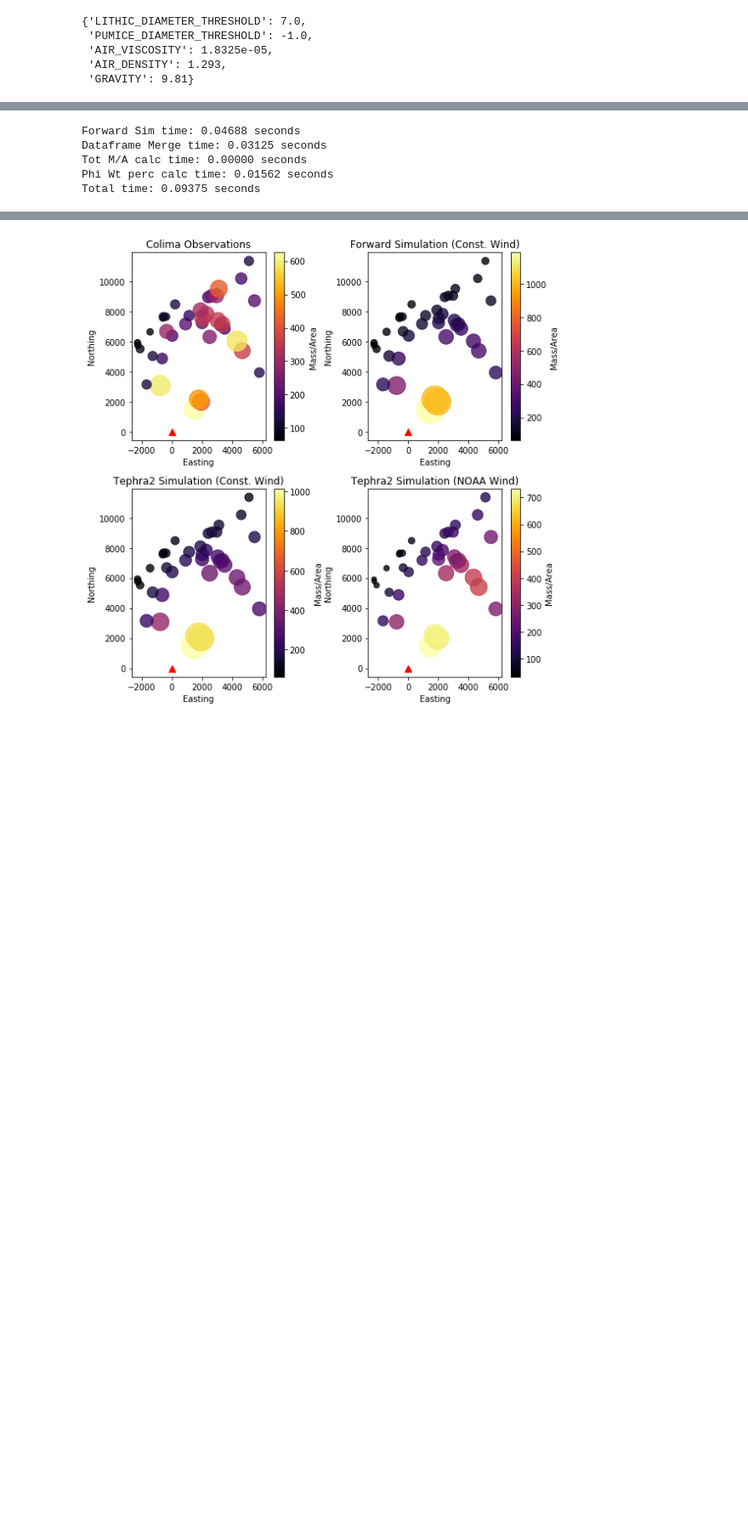
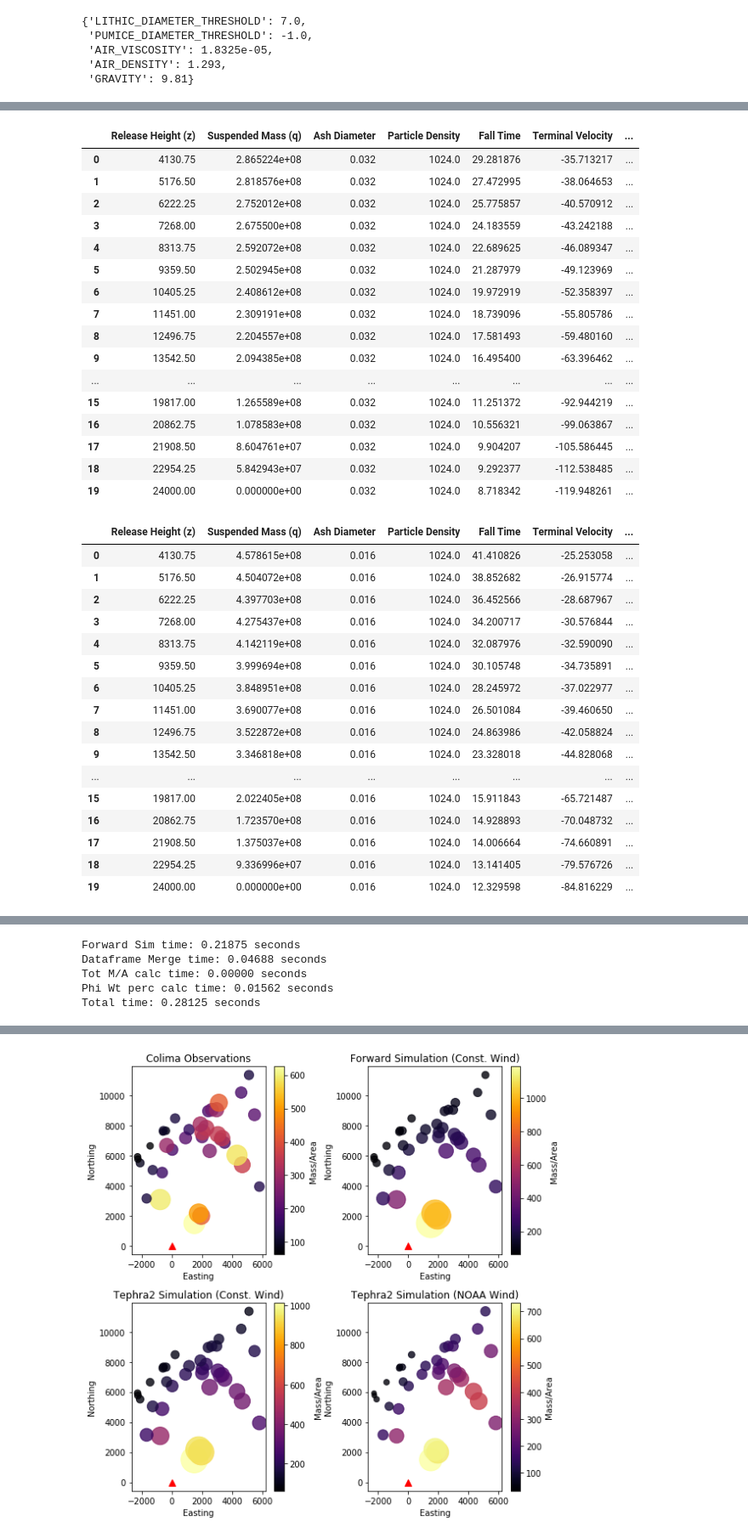
Before and after one commit to nmostert/inversion_project, a Jupyter notebook: Fixing_vent_height.ipynb, the cells around one changed output, grey strips where cells are left out. Shown at 85% size. Cells and saved outputs as stored; diff of their text form; code cells hidden in the pictures; blank space fills up the shorter version.

```diff
--- a/Fixing_vent_height.ipynb
+++ b/Fixing_vent_height.ipynb
@@ -37,7 +37,7 @@ phi_labels = [
 
 ventx = 645110
 venty = 2158088
-vent_height = 3820
+vent_height = 3085
 
 raw_df["Easting"] = raw_df["Easting"] - ventx
 raw_df["Northing"] = raw_df["Northing"] - venty
@@ -226,46 +226,81 @@ u = config["WIND_SPEED"]*np.cos(wind_angle)
 v = config["WIND_SPEED"]*np.sin(wind_angle)
 for phi_step in phi_steps:
     mass_in_phi = config["ERUPTION_MASS"] * phi_step["probability"]
-    input_table, gsm_df, sig, vv, tft= gaussian_stack_single_phi(config, globs, grid,
-                                                          int(20), vent_height,
-                                                          config["PLUME_HEIGHT"],
-                                                          (config["ALPHA"], config["BETA"]),
-                                                          mass_in_phi,
-                                                          (u,v),
-                                                          phi_step["lower"],
-                                                          phi_step["density"])
-
+    input_table, gsm_df, sig, vv, tft= gaussian_stack_single_phi(
+        grid, 20, vent_height,
+        config["PLUME_HEIGHT"],
+        (config["ALPHA"], config["BETA"]),
+        mass_in_phi, (u,v),
+        phi_step["lower"], phi_step["density"],
+        config["DIFFUSION_COEFFICIENT"],
+        config["EDDY_CONST"],
+        config["FALL_TIME_THRESHOLD"])
     df_list.append(gsm_df.rename(columns={"MassArea":phi_step["interval"]}))
+    display(input_table)
 
 elapsed_time = process_time() - t
 print("Forward Sim time: %.5f seconds"%elapsed_time)
 
 t = process_time()
 df_merge = reduce(lambda x, y: pd.merge(x, y, on =['Northing', 'Easting']), df_list)
 elapsed_time = process_time() - t
 print("Dataframe Merge time: %.5f seconds"%elapsed_time)
 
 t = process_time()
 df_merge["MassArea"] = np.sum(df_merge[labels], 1)
 elapsed_time = process_time() - t
 print("Tot M/A calc time: %.5f seconds"%elapsed_time)
 
 t = process_time()
 for label in labels:
     df_merge[label] = df_merge.apply(lambda row: (row[label]/row["MassArea"])*100, axis=1) # This operation is much faster
 
 elapsed_time = process_time() - t
 print("Phi Wt perc calc time: %.5f seconds"%elapsed_time)
 
 total_time = process_time() - t_tot
 print("Total time: %.5f seconds"%total_time)
 
 forward_df = df_merge
 
 # forward_df["MassArea"] = forward_df["MassArea"]*(6991/9469)
 
 forward_df["radius"] = np.sqrt(forward_df["Easting"]**2 + forward_df["Northing"]**2)
 forward_df = forward_df.sort_values(by=['radius'])
 forward_df["Residual"] = forward_df["MassArea"]/obs_df["MassArea"]*100
 display(forward_df.head())
 # %% [output]
+|  | Release Height (z) | Suspended Mass (q) | Ash Diameter | Particle Density | Fall Time | Terminal Velocity | ... |
+| 0 | 4130.75 | 2.865224e+08 | 0.032 | 1024.0 | 29.281876 | -35.713217 | ... |
+| 1 | 5176.50 | 2.818576e+08 | 0.032 | 1024.0 | 27.472995 | -38.064653 | ... |
+| 2 | 6222.25 | 2.752012e+08 | 0.032 | 1024.0 | 25.775857 | -40.570912 | ... |
+| 3 | 7268.00 | 2.675500e+08 | 0.032 | 1024.0 | 24.183559 | -43.242188 | ... |
+| 4 | 8313.75 | 2.592072e+08 | 0.032 | 1024.0 | 22.689625 | -46.089347 | ... |
+| 5 | 9359.50 | 2.502945e+08 | 0.032 | 1024.0 | 21.287979 | -49.123969 | ... |
+| 6 | 10405.25 | 2.408612e+08 | 0.032 | 1024.0 | 19.972919 | -52.358397 | ... |
+| 7 | 11451.00 | 2.309191e+08 | 0.032 | 1024.0 | 18.739096 | -55.805786 | ... |
+| 8 | 12496.75 | 2.204557e+08 | 0.032 | 1024.0 | 17.581493 | -59.480160 | ... |
+| 9 | 13542.50 | 2.094385e+08 | 0.032 | 1024.0 | 16.495400 | -63.396462 | ... |
+| ... | ... | ... | ... | ... | ... | ... | ... |
+| 15 | 19817.00 | 1.265589e+08 | 0.032 | 1024.0 | 11.251372 | -92.944219 | ... |
+| 16 | 20862.75 | 1.078583e+08 | 0.032 | 1024.0 | 10.556321 | -99.063867 | ... |
+| 17 | 21908.50 | 8.604761e+07 | 0.032 | 1024.0 | 9.904207 | -105.586445 | ... |
+| 18 | 22954.25 | 5.842943e+07 | 0.032 | 1024.0 | 9.292377 | -112.538485 | ... |
+| 19 | 24000.00 | 0.000000e+00 | 0.032 | 1024.0 | 8.718342 | -119.948261 | ... |
+|  | Release Height (z) | Suspended Mass (q) | Ash Diameter | Particle Density | Fall Time | Terminal Velocity | ... |
+| 0 | 4130.75 | 4.578615e+08 | 0.016 | 1024.0 | 41.410826 | -25.253058 | ... |
+| 1 | 5176.50 | 4.504072e+08 | 0.016 | 1024.0 | 38.852682 | -26.915774 | ... |
+| 2 | 6222.25 | 4.397703e+08 | 0.016 | 1024.0 | 36.452566 | -28.687967 | ... |
+| 3 | 7268.00 | 4.275437e+08 | 0.016 | 1024.0 | 34.200717 | -30.576844 | ... |
+| 4 | 8313.75 | 4.142119e+08 | 0.016 | 1024.0 | 32.087976 | -32.590090 | ... |
+| 5 | 9359.50 | 3.999694e+08 | 0.016 | 1024.0 | 30.105748 | -34.735891 | ... |
+| 6 | 10405.25 | 3.848951e+08 | 0.016 | 1024.0 | 28.245972 | -37.022977 | ... |
+| 7 | 11451.00 | 3.690077e+08 | 0.016 | 1024.0 | 26.501084 | -39.460650 | ... |
+| 8 | 12496.75 | 3.522872e+08 | 0.016 | 1024.0 | 24.863986 | -42.058824 | ... |
+| 9 | 13542.50 | 3.346818e+08 | 0.016 | 1024.0 | 23.328018 | -44.828068 | ... |
+| ... | ... | ... | ... | ... | ... | ... | ... |
+| 15 | 19817.00 | 2.022405e+08 | 0.016 | 1024.0 | 15.911843 | -65.721487 | ... |
+| 16 | 20862.75 | 1.723570e+08 | 0.016 | 1024.0 | 14.928893 | -70.048732 | ... |
+| 17 | 21908.50 | 1.375037e+08 | 0.016 | 1024.0 | 14.006664 | -74.660891 | ... |
+| 18 | 22954.25 | 9.336996e+07 | 0.016 | 1024.0 | 13.141405 | -79.576726 | ... |
+| 19 | 24000.00 | 0.000000e+00 | 0.016 | 1024.0 | 12.329598 | -84.816229 | ... |
@@ -272,5 +426,5 @@ display(forward_df.head())
-Forward Sim time: 0.04688 seconds
-Dataframe Merge time: 0.03125 seconds
+Forward Sim time: 0.21875 seconds
+Dataframe Merge time: 0.04688 seconds
 Tot M/A calc time: 0.00000 seconds
 Phi Wt perc calc time: 0.01562 seconds
-Total time: 0.09375 seconds
+Total time: 0.28125 seconds
```
Also changed, not shown: parts of 6 cells of this notebook, 1 other file.
